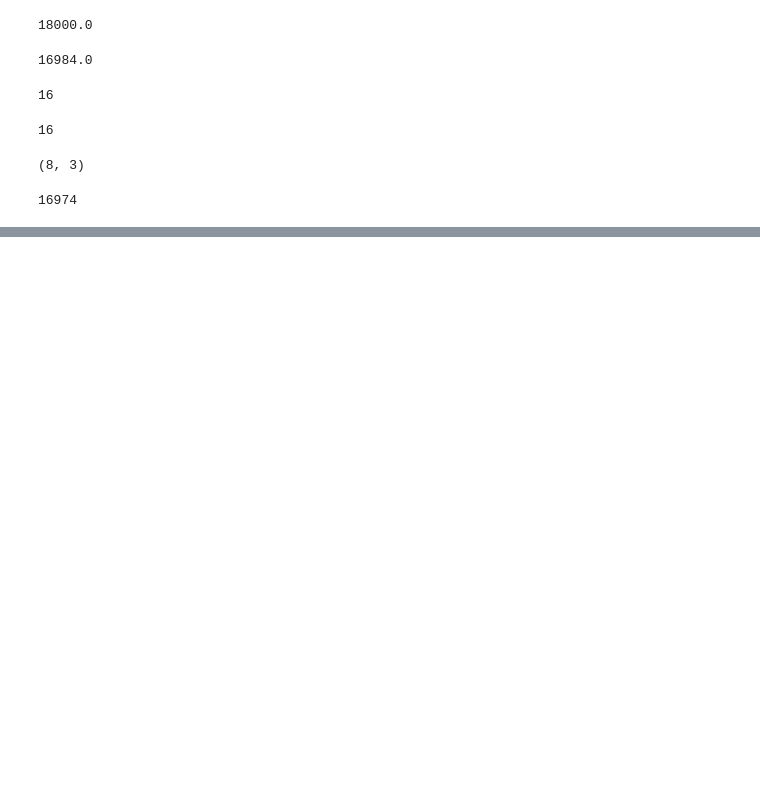
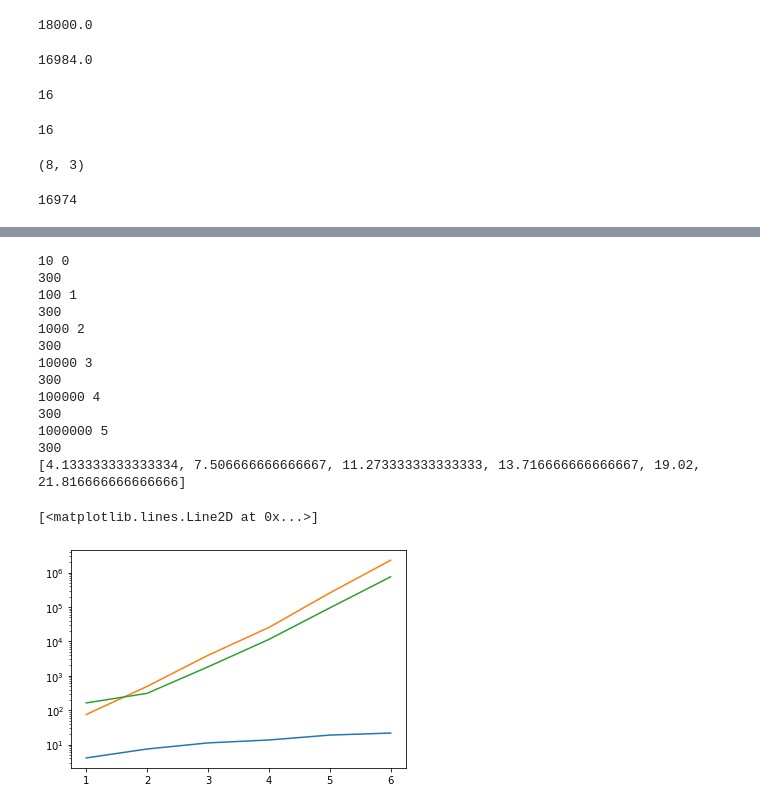
Before and after one commit to guptarohan6502/RTES_project, a Jupyter notebook: rtes1.ipynb, the cells around one changed output, grey strips where cells are left out. Drawn from its saved outputs; the diff is of its cells as text; code cells hidden in the pictures; blank space fills up the shorter version.

```diff
--- a/rtes1.ipynb
+++ b/rtes1.ipynb
@@ -577,18 +513,0 @@ t 784
-# %%
-n = 8
-taskset = get_taskset(1, n)
-taskset = np.array(taskset[0])
-Lb = Lb_bound(taskset)
-t = int(Lb) - 1
-print("Lb", Lb)
-print("t", t)
-ht_count = 0
-
-while t < Lb:
-    h_t = procDemand_func(taskset, t)
-    if h_t > t:
-        break
-    t -= 1
-    ht_count += 1
-
-print(ht_count)
@@ -598,0 +522,59 @@ t 1721
+# %%
+x = [1, 2, 3, 4, 5, 6]
+q = [0] * len(x)
+la_cal = [0] * len(x)
+lb_cal = [0] * len(x)
+l = 0
+
+for i in range(len(x)):
+        print(10**x[i],i)
+        taskset = get_taskset(300, 30,t_max=10**x[i])
+        total_count =0
+        for j in range(len(taskset)):
+            task = np.array(taskset[j])
+            wcet = task[:, 0]
+            deadlines = task[:, 1]
+            periods = task[:, 2]
+
+            utilizations = np.sum(wcet/np.minimum(periods, deadlines))
+            if(utilizations<=1):
+                ht_calculated = True
+                total_count+=1
+            else:
+                #print("utilization is greater than 1")
+                continue
+
+            #print("utilization : " + str(utilizations))
+
+            q[l] += qpa(task)
+            #print(qpa(task))
+            la_cal[l] += La_boudcalculations(task)
+            lb_cal[l] += Lb_boudcalculations(task)
+
+        q[l]= q[l]/total_count
+        la_cal[l] = la_cal[l]/total_count
+        lb_cal[l] = lb_cal[l]/total_count
+        print(total_count)
+        l += 1
+
+print(q)
+plt.yscale("log")
+plt.plot(x, q)
+plt.plot(x, la_cal)
+plt.plot(x, lb_cal)
+# %% [output]
+10 0
+300
+100 1
+300
+1000 2
+300
+10000 3
+300
+100000 4
+300
+1000000 5
+300
+[4.133333333333334, 7.506666666666667, 11.273333333333333, 13.716666666666667, 19.02, 21.816666666666666]
+[<matplotlib.lines.Line2D at 0x...>]
+[figure, added]
```
Also changed, not shown: parts of 24 cells of this notebook.
